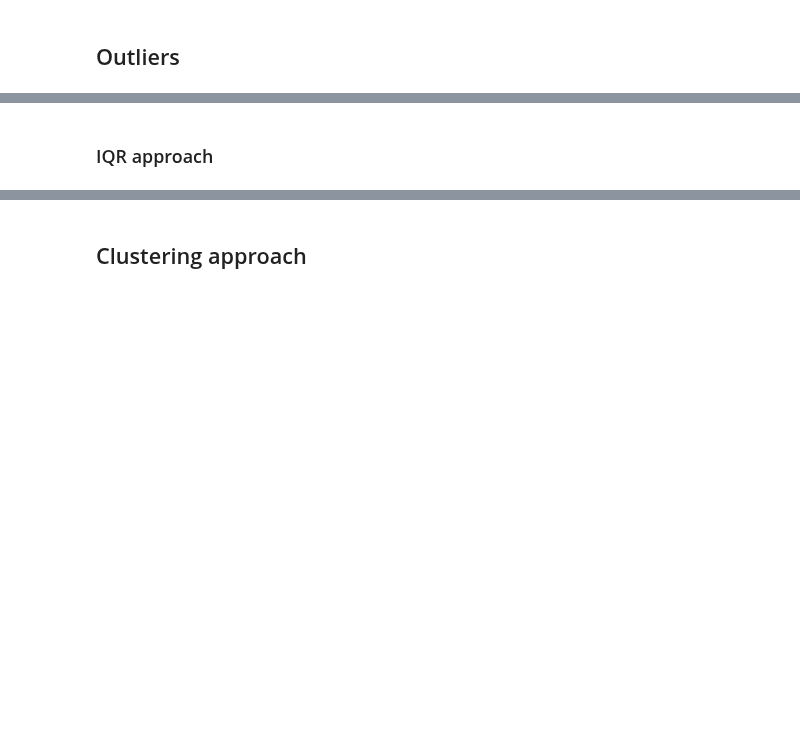
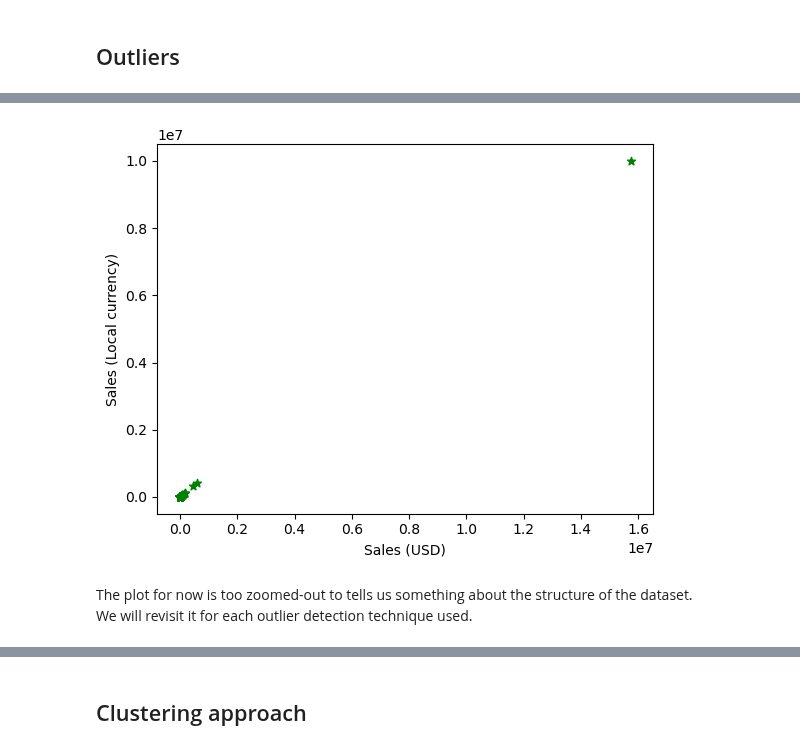
Before and after one commit to adettori/Data-Mining-DM-2020-project, a Jupyter notebook: dm2020-2-task1.ipynb, the cells around one changed output, grey strips where cells are left out. Cells and saved outputs as stored; diff of their text form; code cells hidden in the pictures; blank space fills up the shorter version.

Commit message:
Rework outlier section

```diff
--- a/dm2020-2-task1.ipynb
+++ b/dm2020-2-task1.ipynb
@@ -750,7 +760,21 @@ df_sales.head()
 # %%
-plt.scatter(df_sales["sales_uds"], df_sales["sales_currency"], color='g', marker='*', label='Standard')
+zscore_sample = df_sales[["sales_uds", "sales_currency"]].values
+scaler = StandardScaler()
+scaler.fit(zscore_sample)
+norm_zscore_sample = scaler.transform(zscore_sample)
+
+#Dataframe containing the standardised features
+df_sales_zscore = pd.DataFrame(norm_zscore_sample, index=df_sales.index)
+
+#Dataframe with only the features that we are currently analysing
+df_sales_cur = df_sales[["sales_uds", "sales_currency"]]
+
+plt.scatter(df_sales_cur["sales_uds"], df_sales_cur["sales_currency"], color='g', marker='*', label='Standard')
 plt.xlabel("Sales (USD)")
 plt.ylabel("Sales (Local currency)")
 plt.show()
+# %% [output]
+[figure, added]
-# %% [markdown]
-### IQR approach
+# %% [markdown]
+The plot for now is too zoomed-out to tells us something about the structure of the dataset.
+We will revisit it for each outlier detection technique used.
```
Also changed, not shown: parts of 45 cells of this notebook.
